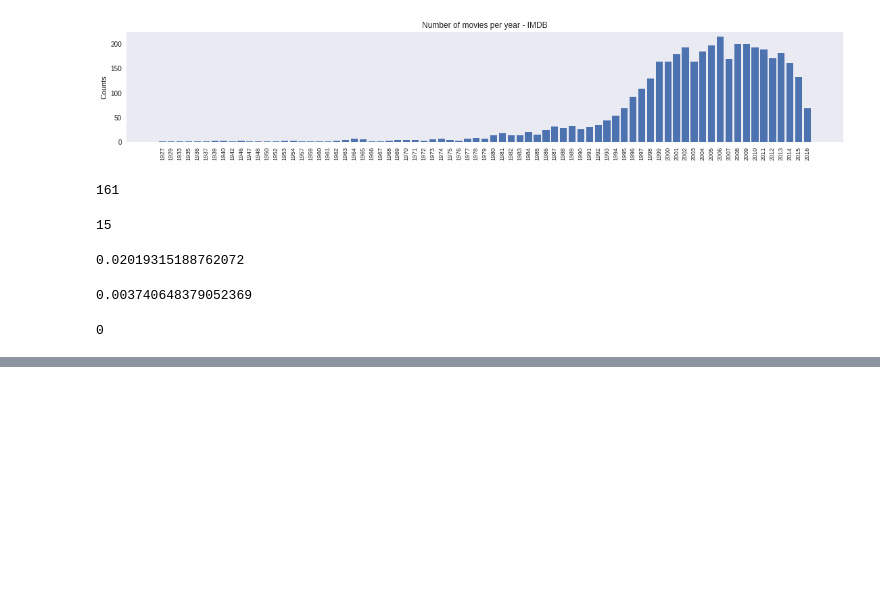
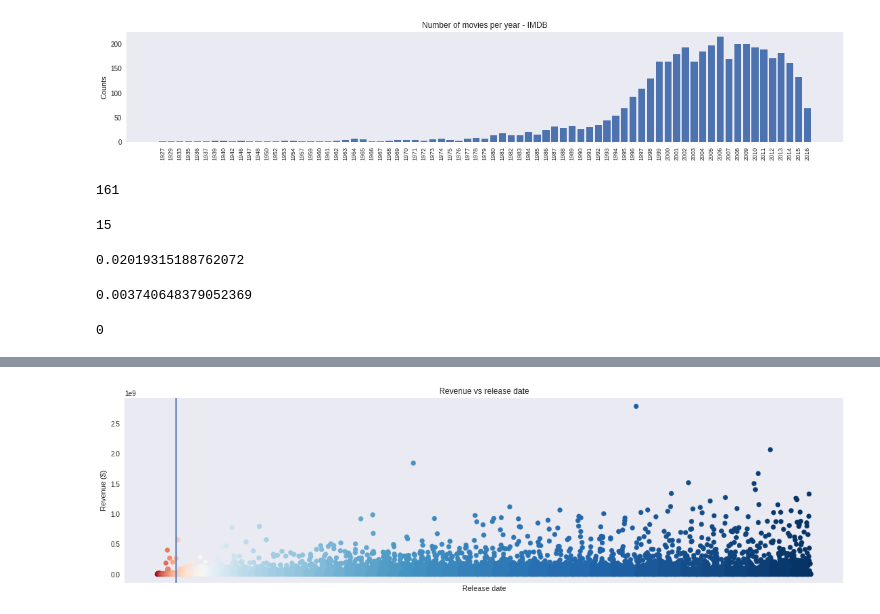
Before and after one commit to mandixbw/Cinema_KeysForSuccess, a Jupyter notebook: 06_Exploratory_Data_Analysis.ipynb, the cells around one changed output, grey strips where cells are left out. Cells and saved outputs as stored; diff of their text form; code cells hidden in the pictures; blank space fills up the shorter version.

```diff
--- a/06_Exploratory_Data_Analysis.ipynb
+++ b/06_Exploratory_Data_Analysis.ipynb
@@ -2597,0 +2726,22 @@ plt.show()
+# %%
+X = dfMoviesUS.sort_values(by='release_date')['release_date'].map(str)
+Y = dfMoviesUS.sort_values(by='release_date')['revenue_final']
+
+Years = dfMoviesUS.sort_values(by='release_date')['release_date'].map(lambda datetime: datetime.year)
+
+figure, axes = plt.subplots(1,1)
+
+plt.scatter(X, Y, cmap='RdBu', c=Years)
+plt.axvline(x='1950-03-04 00:00:00')
+plt.xticks([])
+plt.grid(False)
+
+plt.xlabel('Release date')
+plt.ylabel('Revenue ($)')
+plt.title('Revenue vs release date')
+
+figure.set_size_inches([19,5])
+
+plt.show()
+# %% [output]
+[figure, added]
```
Also changed, not shown: parts of 110 cells of this notebook, 1 other file.
